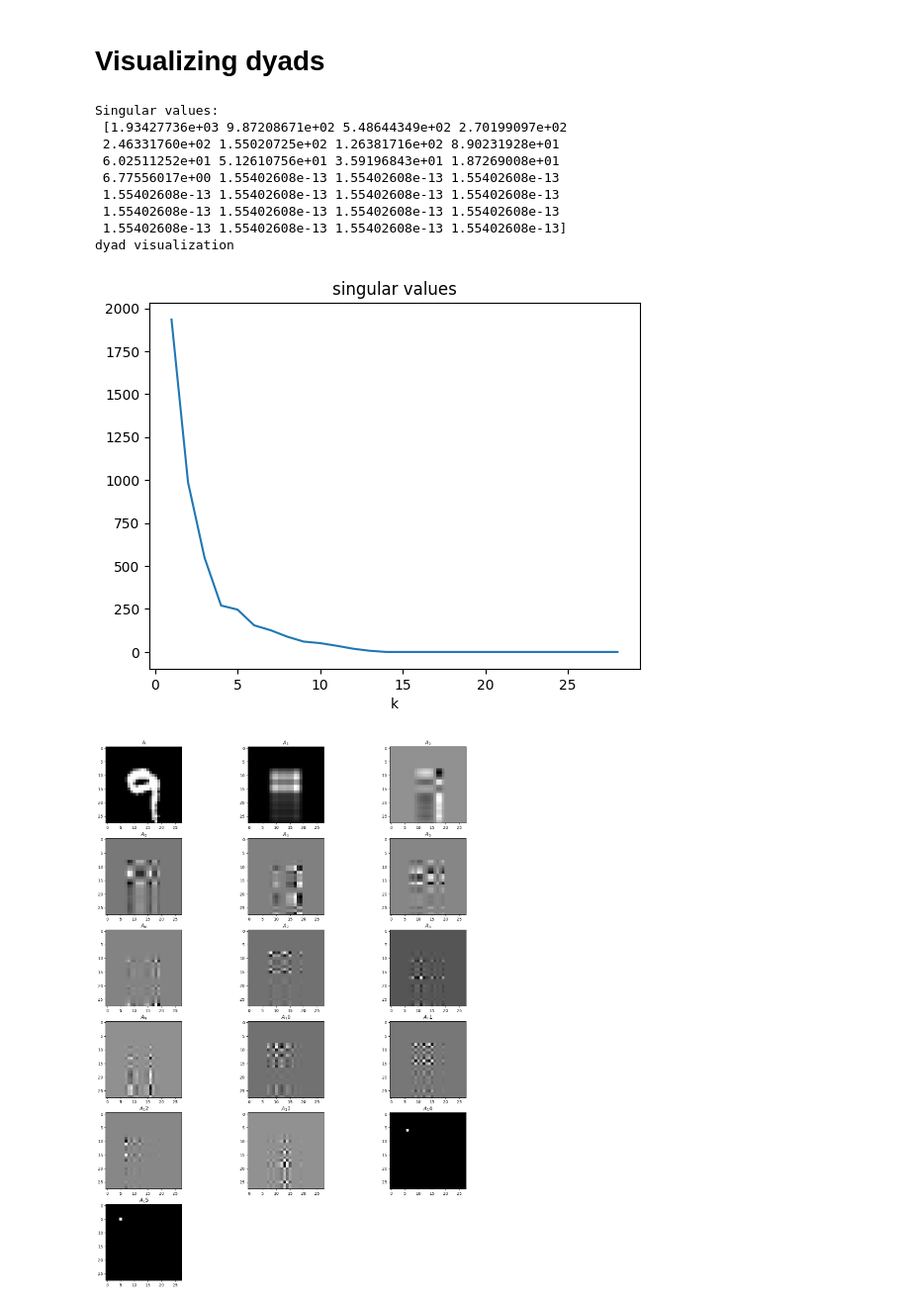
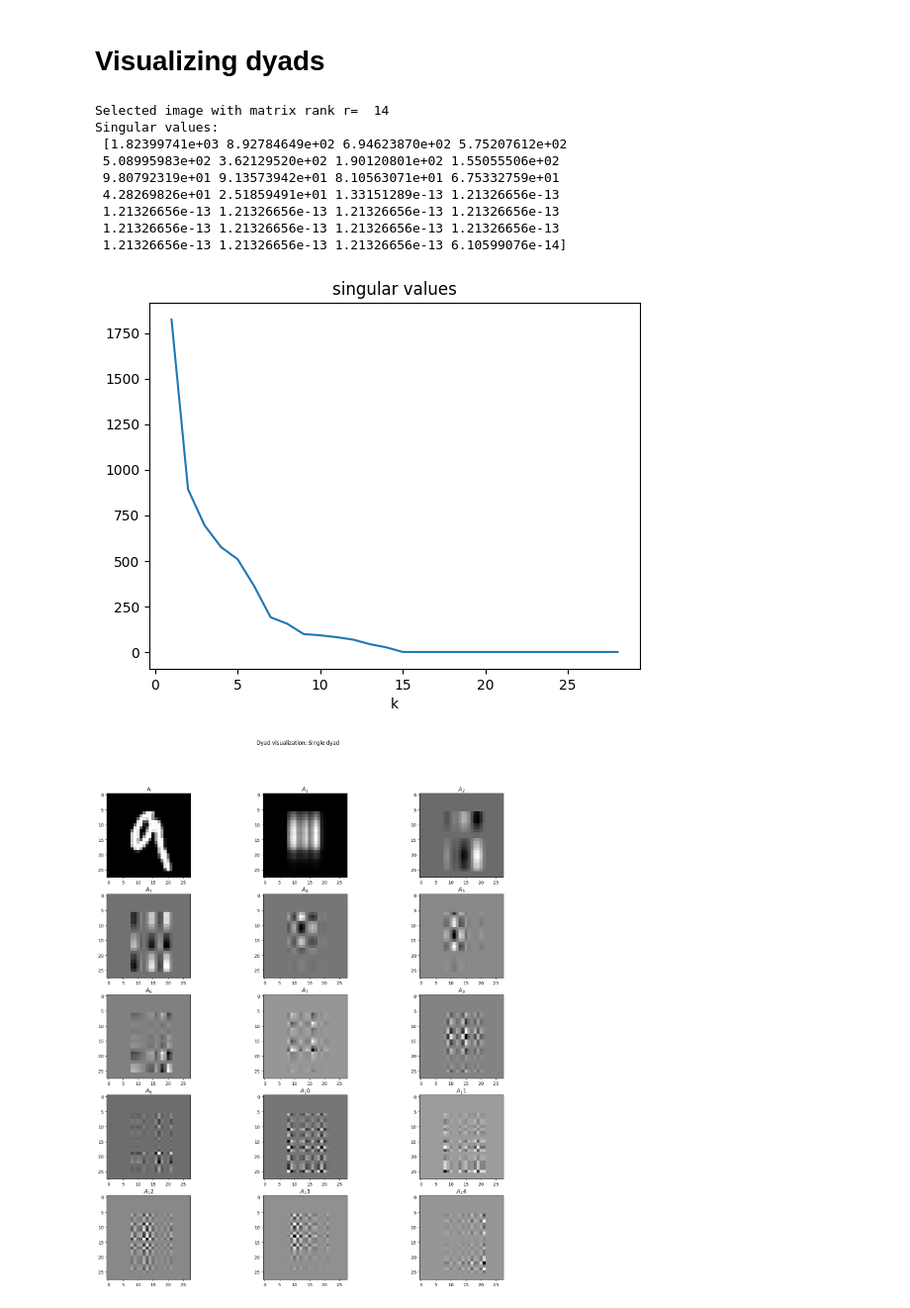
Before and after one commit to MatteoFusconi/Artificial-Intelligence-master, a Jupyter notebook: methods/homework2.ipynb, the cells around one changed output. Shown at 99% size. Saved outputs shown, nothing was run; the diff lists cells and outputs as text; code cells hidden in the pictures.

```diff
--- a/methods/homework2.ipynb
+++ b/methods/homework2.ipynb
@@ -158,0 +152,28 @@ print(avg)
+# %%
+KK = np.arange(2, 4)
+dist_PCA = np.zeros((len(digits), len(KK)))
+dist_LDA = np.zeros((len(digits), len(KK)))
+
+for k in KK:
+    Zk, Q, C = PCA(D, k, 'S')
+    avg = average_distance(Zk, D[1], C)
+    for i, dig in enumerate(digits):
+        dist_PCA[i, k - KK[0]]= avg[i]
+    Zk, Q, C = LDA(D, k, 'S')
+    avg = average_distance(Zk, D[1], C)
+    for i, dig in enumerate(digits):
+        dist_LDA[i, k - KK[0]]= avg[i]
+
+plt.figure(figsize=(16, 6))
+plt.suptitle("Average distance")
+plt.subplot(1, 2, 1)
+plt.title("PCA")
+for i, dig in enumerate(digits):
+    plt.plot(KK, dist_PCA[i])
+plt.subplot(1, 2, 2)
+plt.title("LDA")
+for i, dig in enumerate(digits):
+    plt.plot(KK, dist_LDA[i])
+plt.legend([str(dig) for dig in digits])
+
+plt.show()
@@ -214,9 +237,10 @@ k       PCA     LDA
 # %% [markdown]
 # Visualizing dyads
 # %%
-img = X[:, 12000]
+img = X[:, 12001]
 img = np.reshape(img, (28, 28))
-
+r = np.linalg.matrix_rank(img)
+print("Selected image with matrix rank r= ", r)
 U, s, VT = np.linalg.svd(img)
 A = np.zeros((28, 28))
 print("Singular values:\n", s)
@@ -226,12 +250,12 @@ plt.plot(np.arange(1, 29), s)
 plt.title("singular values")
 plt.xlabel("k")
 
-print("dyad visualization")
-niter = 15
-plot = 'Single dyad'
-# plot = 'k-Approximation'
+niter = r
+modes = ['Single dyad', 'k-Approximation']
+plot = modes[0]
 
 plt.figure(figsize=(6 * 3, ((niter + 1)//3 + 1) * 4))
+plt.suptitle(f"Dyad visualization: {plot}", y= 0.95)
 plt.subplot(((niter + 1)//3 + 1), 3, 1)
 plt.imshow(img, cmap="gray")
 plt.title("A")
@@ -241,40 +265,40 @@ compress = np.zeros((niter,))
 
 for i in range(niter):
     Ai = s[i] * np.outer(U[:, i], VT[i, :])
     A = A + Ai                        # i approx of image
     if plot == 'Single dyad':
         Aplot = Ai
     elif plot == 'k-Approximation':
         Aplot = A
     else:
         break
     plt.subplot(((niter + 1)//3 + 1), 3, i + 2)
     plt.imshow(Aplot, cmap = "gray")
     plt.title(f"$A_{i + 1}$")
 
     err[i] = np.linalg.norm(img - A, 2)
     compress[i] = 28**2/((i+1)* (1+ 28 + 28))
 
 
 plt.figure()
 plt.title("Approximation Error $||X - X_k||$")
 plt.plot(np.linspace(1, niter + 1, niter), err)
 plt.xlabel("k")
 plt.figure()
 plt.title("Compression Factor $\dfrac{mn}{k(1 + m + n)}$")
 plt.plot(np.linspace(1, niter + 1, niter), compress)
 plt.xlabel("k")
 
 plt.show()
 # %% [output]
+Selected image with matrix rank r=  14
 Singular values:
- [1.93427736e+03 9.87208671e+02 5.48644349e+02 2.70199097e+02
- 2.46331760e+02 1.55020725e+02 1.26381716e+02 8.90231928e+01
- 6.02511252e+01 5.12610756e+01 3.59196843e+01 1.87269008e+01
- 6.77556017e+00 1.55402608e-13 1.55402608e-13 1.55402608e-13
- 1.55402608e-13 1.55402608e-13 1.55402608e-13 1.55402608e-13
- 1.55402608e-13 1.55402608e-13 1.55402608e-13 1.55402608e-13
- 1.55402608e-13 1.55402608e-13 1.55402608e-13 1.55402608e-13]
-dyad visualization
+ [1.82399741e+03 8.92784649e+02 6.94623870e+02 5.75207612e+02
+ 5.08995983e+02 3.62129520e+02 1.90120801e+02 1.55055506e+02
+ 9.80792319e+01 9.13573942e+01 8.10563071e+01 6.75332759e+01
+ 4.28269826e+01 2.51859491e+01 1.33151289e-13 1.21326656e-13
+ 1.21326656e-13 1.21326656e-13 1.21326656e-13 1.21326656e-13
+ 1.21326656e-13 1.21326656e-13 1.21326656e-13 1.21326656e-13
+ 1.21326656e-13 1.21326656e-13 1.21326656e-13 6.10599076e-14]
-[figure, old version]
+[figure, new version]
-[figure, old version]
+[figure, new version]
```
Also changed, not shown: parts of 5 cells of this notebook.
